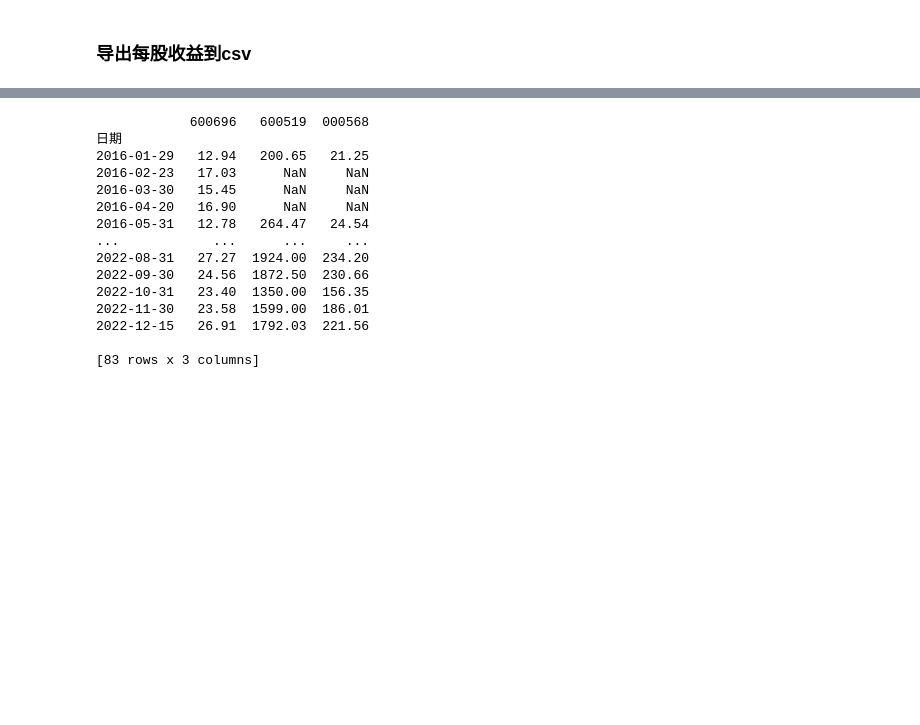
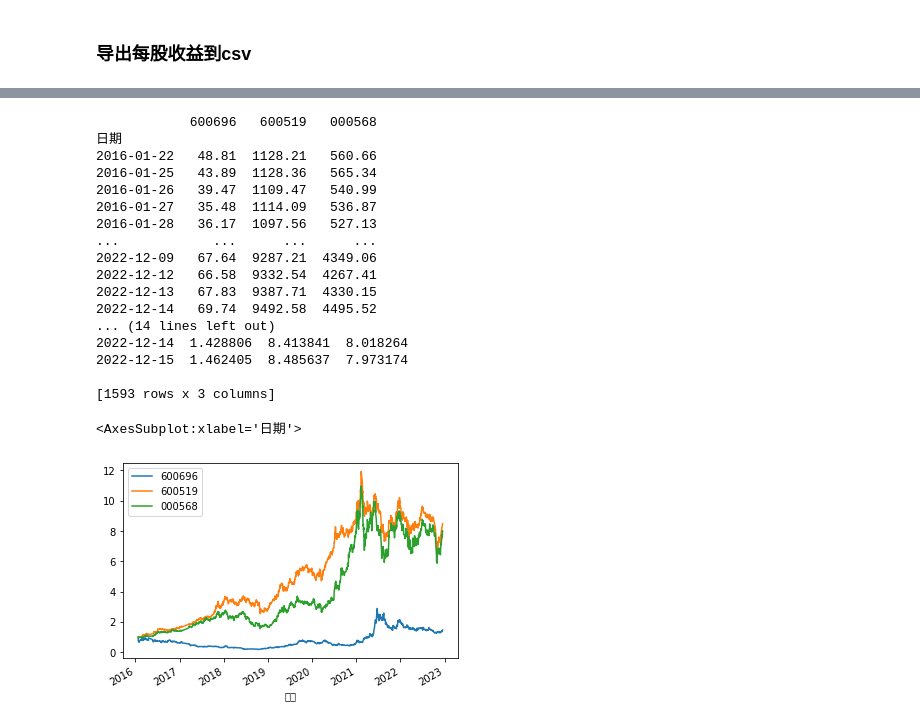
Before and after one commit to steven-xian/example, a Jupyter notebook: learn_python/finance/白酒行业分析.ipynb, the cells around one changed output, grey strips where cells are left out. Drawn from its saved outputs; the diff is of its cells as text; code cells hidden in the pictures; blank space fills up the shorter version.

```diff
--- a/learn_python/finance/白酒行业分析.ipynb
+++ b/learn_python/finance/白酒行业分析.ipynb
@@ -73,5 +71,8 @@ profit_y.to_csv("profit_603589.csv")
 # %%
+### 获取每股收益
+
 df_eps = pd.DataFrame()
+eps_dict = {}
 for i in range(len(stocks)):
 # for i in range(3):
     # print(stocks.loc[i, "代码"], stocks.loc[i, "名称"])
@@ -83,12 +84,17 @@ for i in range(len(stocks)):
     print("获取({})利润表...".format(symbol))
 
     profit_y = ak.stock_profit_sheet_by_yearly_em(symbol=symbol)
-    # print(profit_y["BASIC_EPS"][0:5])
-    s1 = pd.Series(list(profit_y["BASIC_EPS"][0:5]), index=["2021-12-31", "2020-12-31", "2019-12-31", "2018-12-31", "2017-12-31"])
+    # print(profit_y["BASIC_EPS"])
+    # print(profit_y)
+    # s1 = pd.Series(list(profit_y["BASIC_EPS"][0:5]), index=["2021-12-31", "2020-12-31", "2019-12-31", "2018-12-31", "2017-12-31"])
+    s1 = pd.Series(list(profit_y["BASIC_EPS"]), index=pd.to_datetime(profit_y["REPORT_DATE"]))
+    eps_dict[code] = s1
     # print(s1)
-    df_eps[code] = s1
+    # df_eps[code] = s1
+    # s1.to_csv("eps_{}.csv".format(code))
     # df.append(code, s1)
     # df.index = pd.to_datetime(profit_y["REPORT_DATE"])
     # df[code] = profit_y["PARENT_NETPROFIT"]
 
+df_eps = pd.DataFrame(eps_dict)
 # print(df_eps)
@@ -151,10 +197,10 @@ all_trade_date.index = all_trade_date
 trade_date_index = all_trade_date[startdate:enddate]
 
 df_close = pd.DataFrame()
-# for i in range(len(stocks)):
-for i in range(3):
+for i in range(len(stocks)):
+# for i in range(3):
     code = stocks.loc[i, "代码"]
-    stock_hist = ak.stock_zh_a_hist(symbol=code, period="monthly", start_date=startdate.strftime("%Y%m%d"), end_date=enddate, adjust="qfq")
+    stock_hist = ak.stock_zh_a_hist(symbol=code, period="daily", start_date=startdate.strftime("%Y%m%d"), end_date=enddate, adjust="hfq")
 
     cl = stock_hist["收盘"]
     # if (len(cl) != len(trade_date_index)):
@@ -168,23 +214,32 @@ for i in range(3):
 
 # df_close.plot(subplots=True, figsize=(16,16))
 # print(stock_hist)
-# %%
-
-print(df_close)
-# print(df_close.resample('M').asfreq())
-# %% [output]
-            600696   600519  000568
-日期
-2016-01-29   12.94   200.65   21.25
-2016-02-23   17.03      NaN     NaN
-2016-03-30   15.45      NaN     NaN
-2016-04-20   16.90      NaN     NaN
-2016-05-31   12.78   264.47   24.54
-...            ...      ...     ...
-2022-08-31   27.27  1924.00  234.20
-2022-09-30   24.56  1872.50  230.66
-2022-10-31   23.40  1350.00  156.35
-2022-11-30   23.58  1599.00  186.01
-2022-12-15   26.91  1792.03  221.56
-
-[83 rows x 3 columns]
+# %%
+print(df_close)
+ret = (1 + df_close.pct_change()).cumprod()
+print(ret)
+# ret.to_csv("ret.csv")
+# df_close.to_csv("cl.csv")
+ret.plot(kind="line")
+# print(df_close.loc["2016-01-29",  :])
+# print(df_close.resample('M').asfreq())
+# %% [output]
+            600696   600519   000568
+日期
+2016-01-22   48.81  1128.21   560.66
+2016-01-25   43.89  1128.36   565.34
+2016-01-26   39.47  1109.47   540.99
+2016-01-27   35.48  1114.09   536.87
+2016-01-28   36.17  1097.56   527.13
+...            ...      ...      ...
+2022-12-09   67.64  9287.21  4349.06
+2022-12-12   66.58  9332.54  4267.41
+2022-12-13   67.83  9387.71  4330.15
+2022-12-14   69.74  9492.58  4495.52
+... (14 lines left out)
+2022-12-14  1.428806  8.413841  8.018264
+2022-12-15  1.462405  8.485637  7.973174
+
+[1593 rows x 3 columns]
+<AxesSubplot:xlabel='日期'>
+[figure, added]
```
Also changed, not shown: parts of 9 cells of this notebook.
